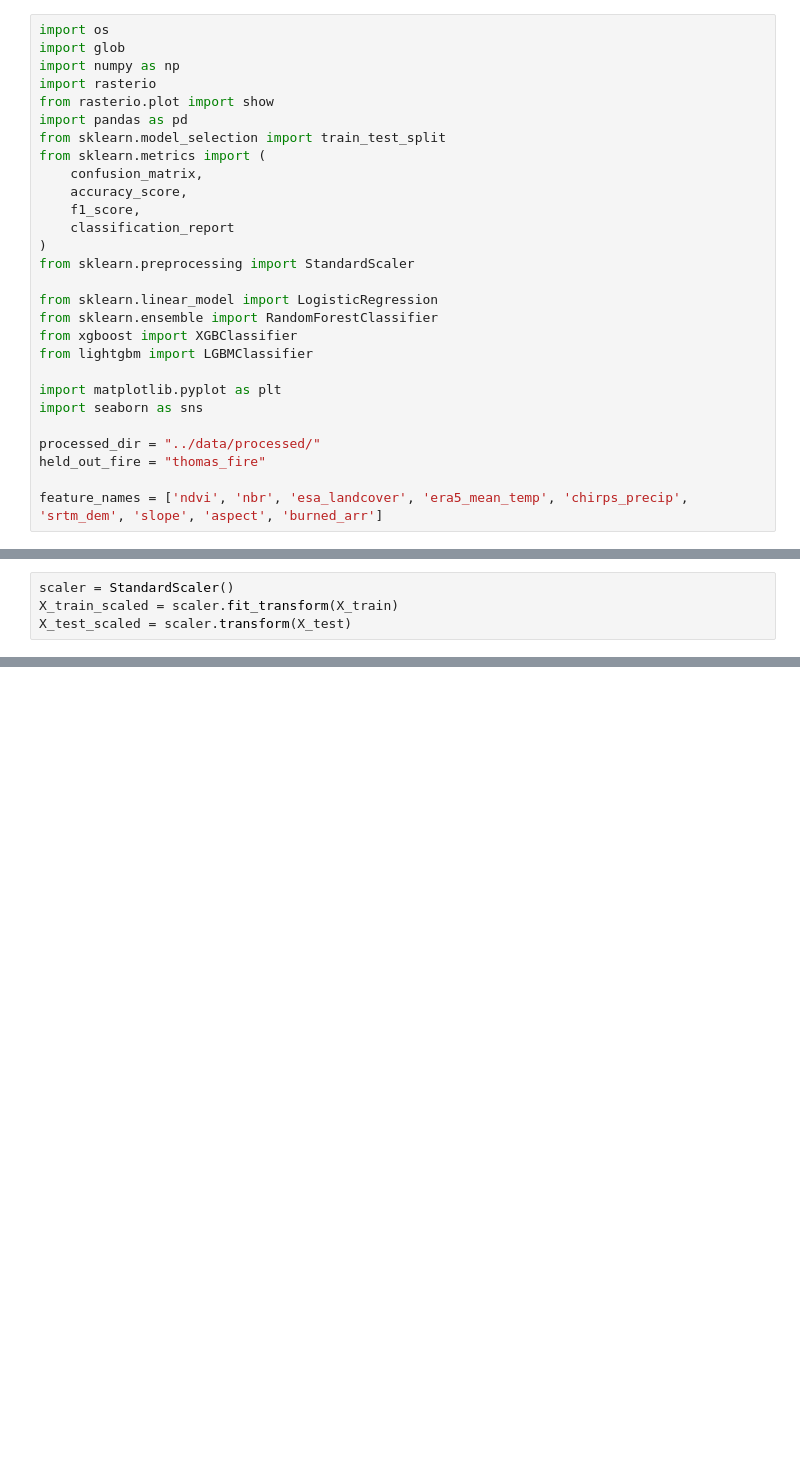
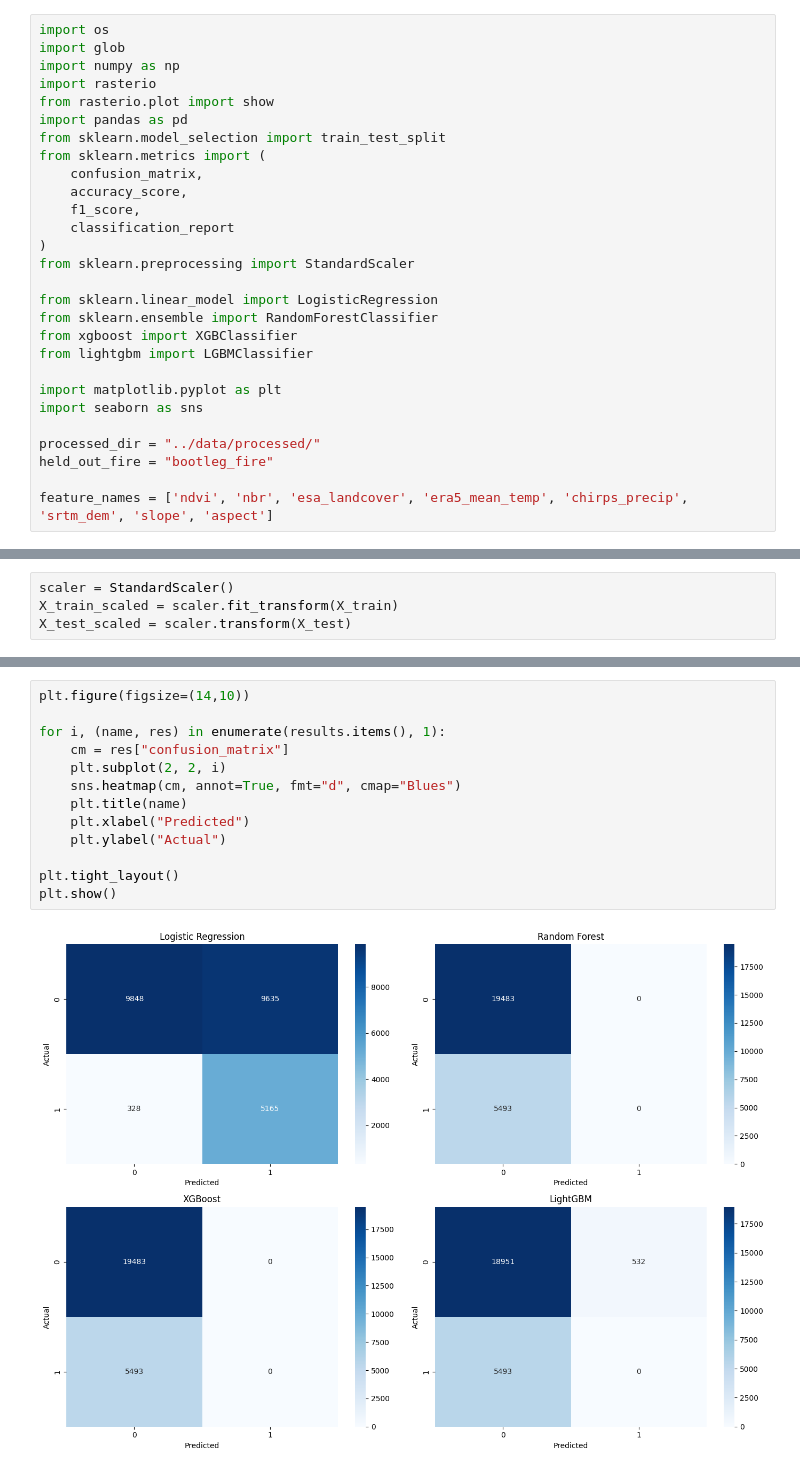
Before and after one commit to johnwaugh1/CS5245-Final-Project, a Jupyter notebook: notebooks/03_model_training.ipynb, the cells around one changed output, grey strips where cells are left out. Saved outputs shown, nothing was run; the diff lists cells and outputs as text; blank space fills up the shorter version.

```diff
--- a/notebooks/03_model_training.ipynb
+++ b/notebooks/03_model_training.ipynb
@@ -25,9 +25,9 @@ import matplotlib.pyplot as plt
 import seaborn as sns
 
 processed_dir = "../data/processed/"
-held_out_fire = "thomas_fire"
+held_out_fire = "bootleg_fire"
 
-feature_names = ['ndvi', 'nbr', 'esa_landcover', 'era5_mean_temp', 'chirps_precip', 'srtm_dem', 'slope', 'aspect', 'burned_arr']
+feature_names = ['ndvi', 'nbr', 'esa_landcover', 'era5_mean_temp', 'chirps_precip', 'srtm_dem', 'slope', 'aspect']
 # %% [markdown]
 Load raster as array helper function
 # %%
@@ -108,0 +207,15 @@ X_test_scaled = scaler.transform(X_test)
+# %%
+plt.figure(figsize=(14,10))
+
+for i, (name, res) in enumerate(results.items(), 1):
+    cm = res["confusion_matrix"]
+    plt.subplot(2, 2, i)
+    sns.heatmap(cm, annot=True, fmt="d", cmap="Blues")
+    plt.title(name)
+    plt.xlabel("Predicted")
+    plt.ylabel("Actual")
+
+plt.tight_layout()
+plt.show()
+# %% [output]
+[figure, added]
```
Also changed, not shown: parts of 9 cells of this notebook, 36 other files.
